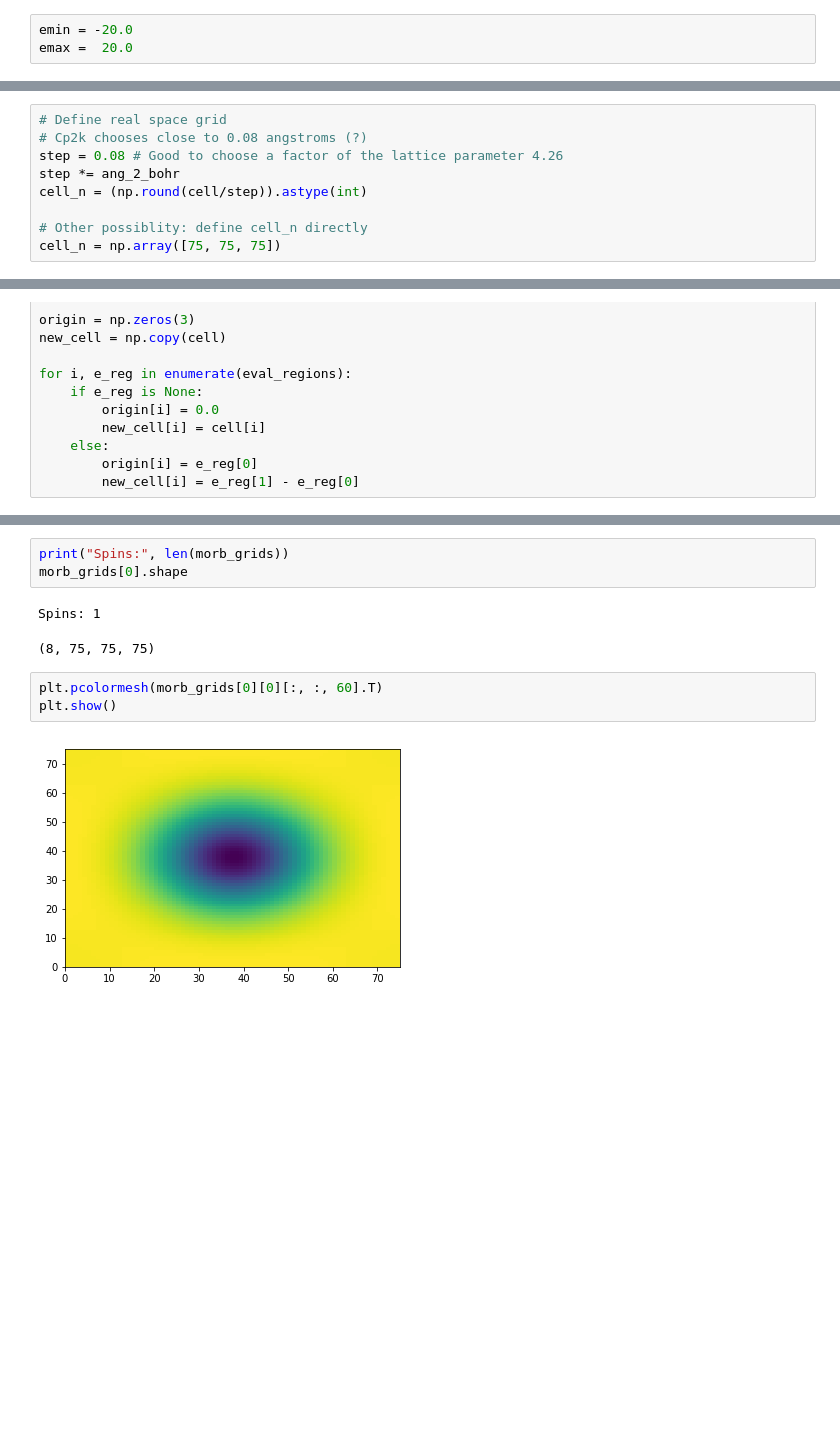
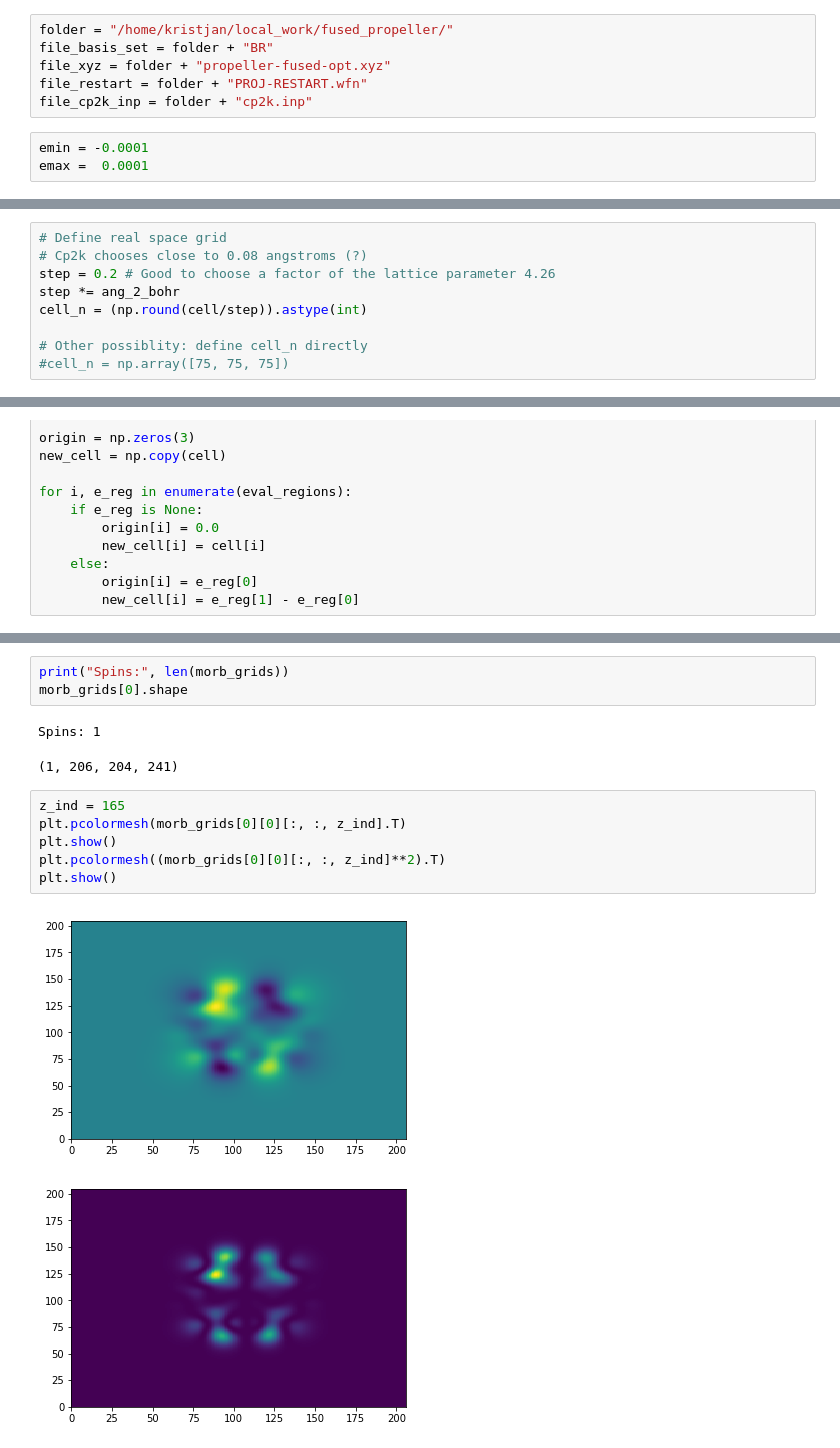
Before and after one commit to nanotech-empa/cp2k-spm-tools, a Jupyter notebook: cube_file_from_restart_wfn.ipynb, the cells around one changed output, grey strips where cells are left out. Cells and saved outputs as stored; diff of their text form; blank space fills up the shorter version.

```diff
--- a/cube_file_from_restart_wfn.ipynb
+++ b/cube_file_from_restart_wfn.ipynb
@@ -39,6 +18,12 @@ file_cp2k_out = folder + "cp2k.out"
+# %%
+folder = "/home/kristjan/local_work/fused_propeller/"
+file_basis_set = folder + "BR"
+file_xyz = folder + "propeller-fused-opt.xyz"
+file_restart = folder + "PROJ-RESTART.wfn"
+file_cp2k_inp = folder + "cp2k.inp"
 # %%
-emin = -20.0
-emax =  20.0
+emin = -0.0001
+emax =  0.0001
 # %%
 time1 = time.time()
 elem_basis_names, cell = csu.read_cp2k_input(file_cp2k_inp)
@@ -71,9 +56,9 @@ homo_inds
 # %%
 # Define real space grid
 # Cp2k chooses close to 0.08 angstroms (?)
-step = 0.08 # Good to choose a factor of the lattice parameter 4.26
+step = 0.2 # Good to choose a factor of the lattice parameter 4.26
 step *= ang_2_bohr
 cell_n = (np.round(cell/step)).astype(int)
 
 # Other possiblity: define cell_n directly
-cell_n = np.array([75, 75, 75])
+#cell_n = np.array([75, 75, 75])
@@ -120,10 +109,14 @@ print("Spins:", len(morb_grids))
 morb_grids[0].shape
 # %% [output]
 Spins: 1
-(8, 75, 75, 75)
+(1, 206, 204, 241)
 # %%
-plt.pcolormesh(morb_grids[0][0][:, :, 60].T)
+z_ind = 165
+plt.pcolormesh(morb_grids[0][0][:, :, z_ind].T)
 plt.show()
+plt.pcolormesh((morb_grids[0][0][:, :, z_ind]**2).T)
+plt.show()
 # %% [output]
-[figure, old version]
+[figure, new version]
+[figure, added]
 # %%
```
Also changed, not shown: parts of 10 cells of this notebook, 3 other files.
